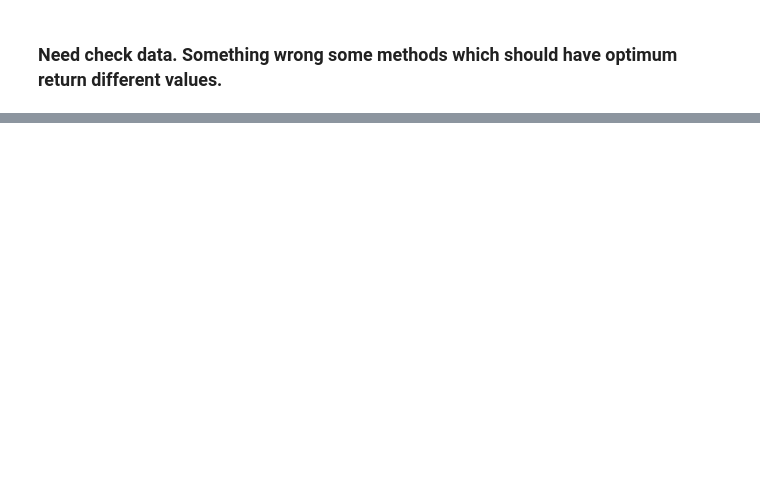
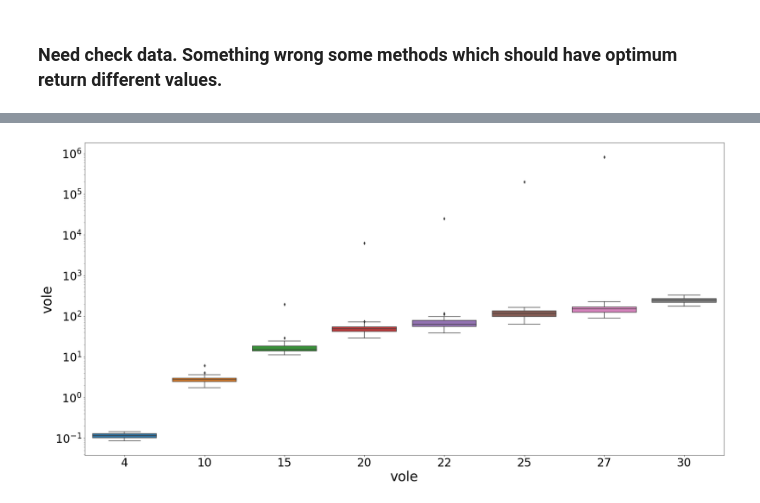
Before and after one commit to martilad/MI-PAA2018, a Jupyter notebook: task2/graphMake.ipynb, the cells around one changed output, grey strips where cells are left out. Cells and saved outputs as stored; diff of their text form; code cells hidden in the pictures; blank space fills up the shorter version.

```diff
--- a/task2/graphMake.ipynb
+++ b/task2/graphMake.ipynb
@@ -53,3 +52,16 @@ def do_plot(sizeX, sizeY, index, data, xLabel, yLabel, file, yTicks = 30, dataDi
     plt.ylabel(yLabel, size = 35)
     plt.grid()
     fig.savefig(file, bbox_inches='tight')
+# %%
+def do_box_plot(x, y, data, xLabel, yLabel, file):
+    fig, ax = plt.subplots(figsize=(30, 15))
+    # setting log axis
+    ax.set_yscale('log')
+    ax = sns.boxplot(x='n', y='tDW', data=RAW_DATA)
+    ax.set_xlabel('Cycles')
+    ax.set_ylabel('Measures')
+    plt.xticks(fontsize=30)
+    plt.yticks(fontsize=30)
+    plt.xlabel(xLabel, size = 35)
+    plt.ylabel(yLabel, size = 35)
+    fig.savefig("test.pdf", bbox_inches='tight')
@@ -134,0 +140,4 @@ do_plot(30, 15, timeMean.index, timeVar[['tDC','tFPTASeps0.95','tFPTASeps0.99',
+# %%
+do_box_plot('n', 'tB', RAW_DATA, 'vole', 'vole', 'vole.pdf')
+# %% [output]
+[figure, added]
```
Also changed, not shown: parts of 10 cells of this notebook.
